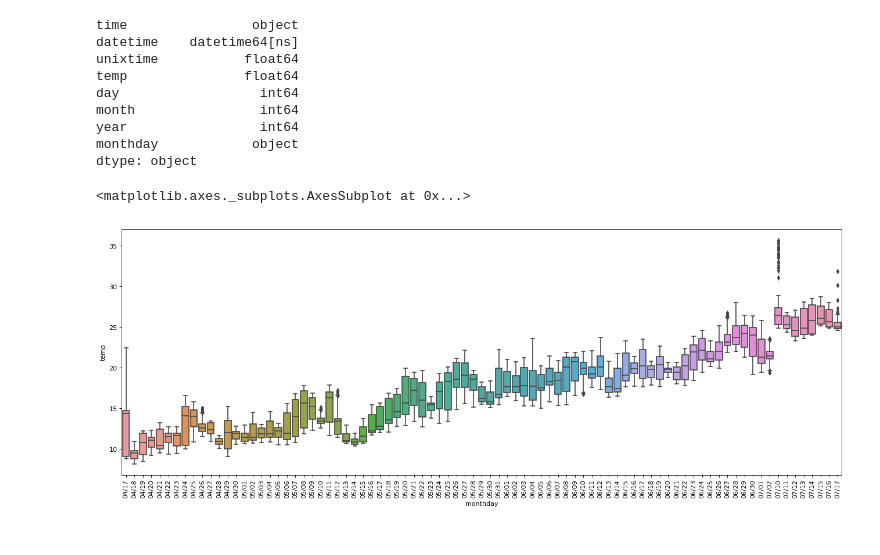
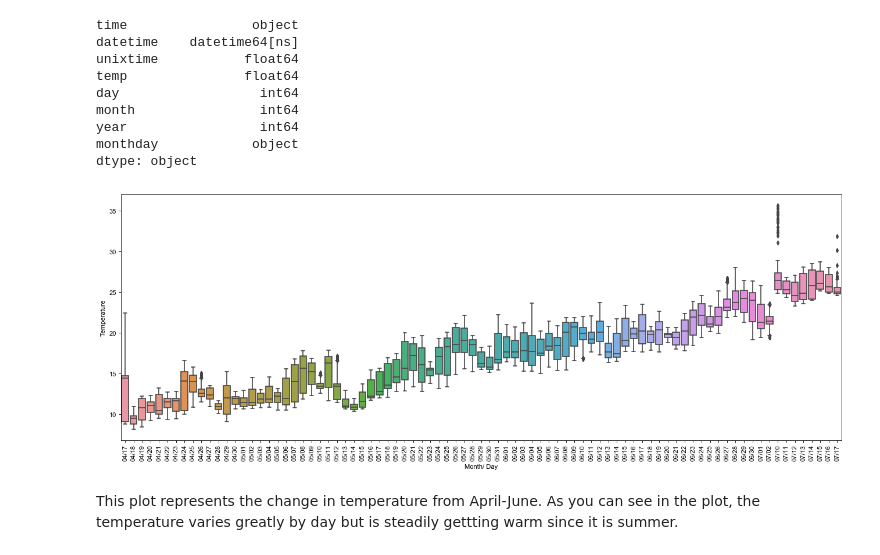
Before and after one commit to sandyr97/DataSience_Project7, a Jupyter notebook: notebooks/DataScience_Project7.ipynb, the cells around one changed output. Cells and saved outputs as stored; diff of their text form; code cells hidden in the pictures.

```diff
--- a/notebooks/DataScience_Project7.ipynb
+++ b/notebooks/DataScience_Project7.ipynb
@@ -381,9 +387,14 @@ dtype: object
 # %%
 import seaborn as sns
 fig = plt.subplots(1, figsize=(20,7), dpi= 80)
 plt.xticks(rotation=90)
-sns.boxplot(x='monthday', y='temp', data=result)
+sns.set_style("darkgrid", {"axes.facecolor": ".9"})
+country_firstleague_ranks =sns.boxplot(x='monthday', y='temp', data=result).set(
+    xlabel='Month/ Day',
+    ylabel='Temperature'
+)
 # %% [output]
-<matplotlib.axes._subplots.AxesSubplot at 0x...>
-[figure, old version]
+[figure, new version]
+# %% [markdown]
+This plot represents the change in temperature from April-June. As you can see in the plot, the temperature varies greatly by day but is steadily gettting warm since it is summer.
 # %%
```
Also changed, not shown: parts of 25 cells of this notebook, 13 other files.
